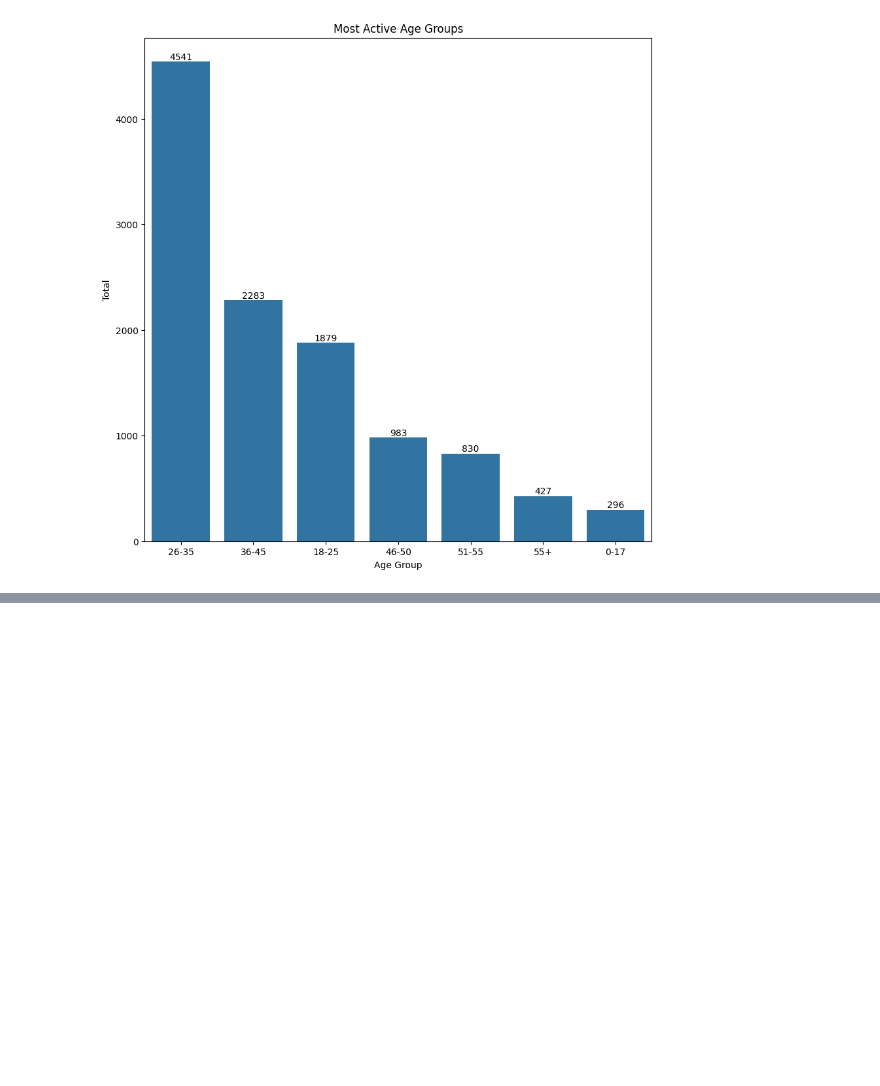
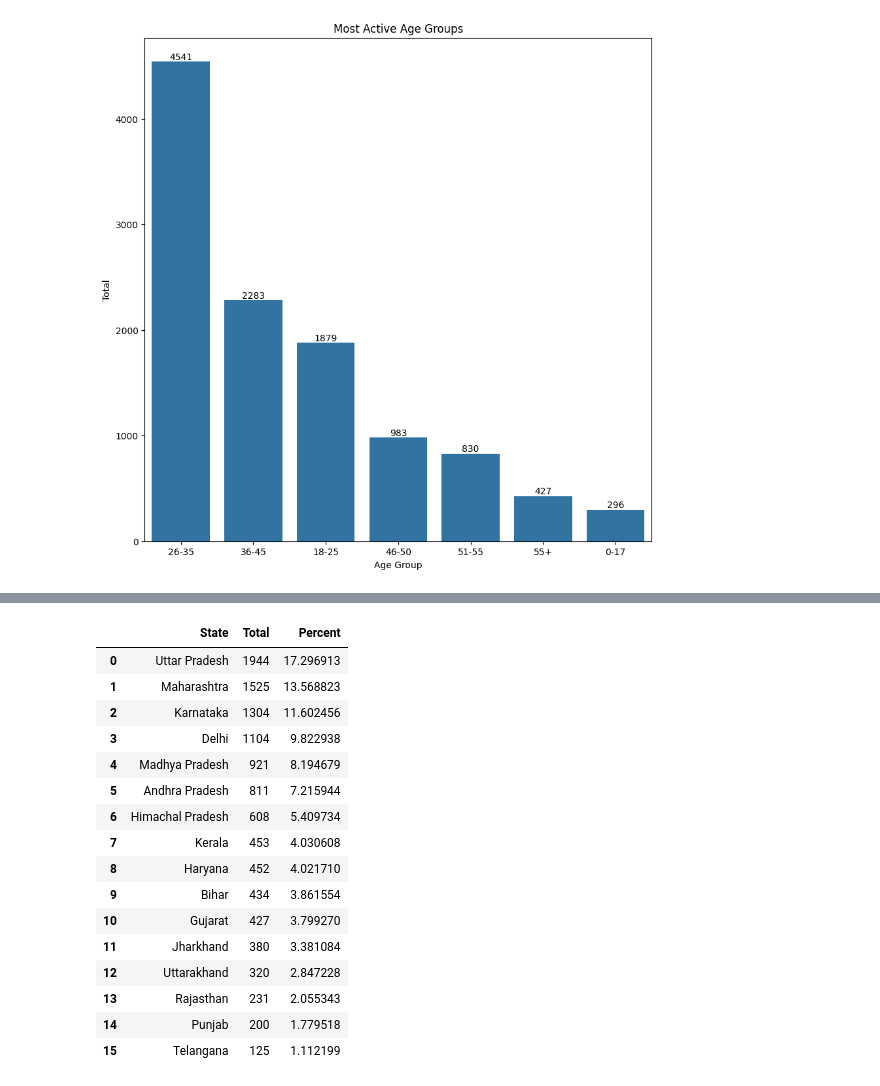
Before and after one commit to gauravvxv/Diwali-Sales-Analysis, a Jupyter notebook: Notebook/Sales.ipynb, the cells around one changed output, grey strips where cells are left out. Saved outputs shown, nothing was run; the diff lists cells and outputs as text; code cells hidden in the pictures; blank space fills up the shorter version.

```diff
--- a/Notebook/Sales.ipynb
+++ b/Notebook/Sales.ipynb
@@ -197,0 +207,27 @@ Text(0.5, 1.0, 'Most Active Age Groups')
+# %%
+sales_per_state = df['State'].value_counts().reset_index()
+sales_per_state.columns = ['State','Total']
+
+# percentage
+
+total = sales_per_state['Total'].sum()
+sales_per_state['Percent'] = (sales_per_state['Total']/total)*100
+sales_per_state
+# %% [output]
+|  | State | Total | Percent |
+| 0 | Uttar Pradesh | 1944 | 17.296913 |
+| 1 | Maharashtra | 1525 | 13.568823 |
+| 2 | Karnataka | 1304 | 11.602456 |
+| 3 | Delhi | 1104 | 9.822938 |
+| 4 | Madhya Pradesh | 921 | 8.194679 |
+| 5 | Andhra Pradesh | 811 | 7.215944 |
+| 6 | Himachal Pradesh | 608 | 5.409734 |
+| 7 | Kerala | 453 | 4.030608 |
+| 8 | Haryana | 452 | 4.021710 |
+| 9 | Bihar | 434 | 3.861554 |
+| 10 | Gujarat | 427 | 3.799270 |
+| 11 | Jharkhand | 380 | 3.381084 |
+| 12 | Uttarakhand | 320 | 2.847228 |
+| 13 | Rajasthan | 231 | 2.055343 |
+| 14 | Punjab | 200 | 1.779518 |
+| 15 | Telangana | 125 | 1.112199 |
```
Also changed, not shown: parts of 2 cells of this notebook.
